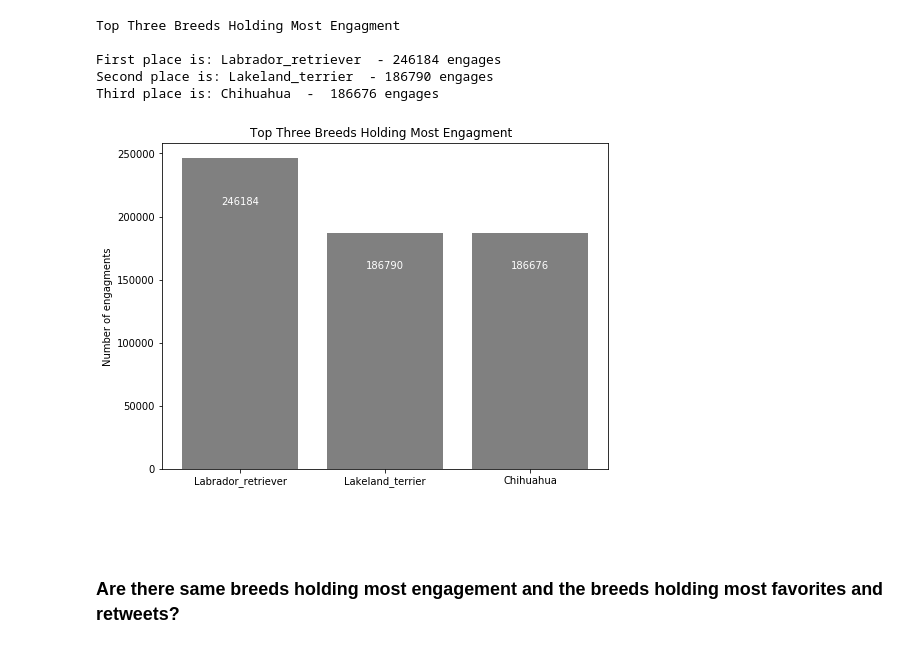
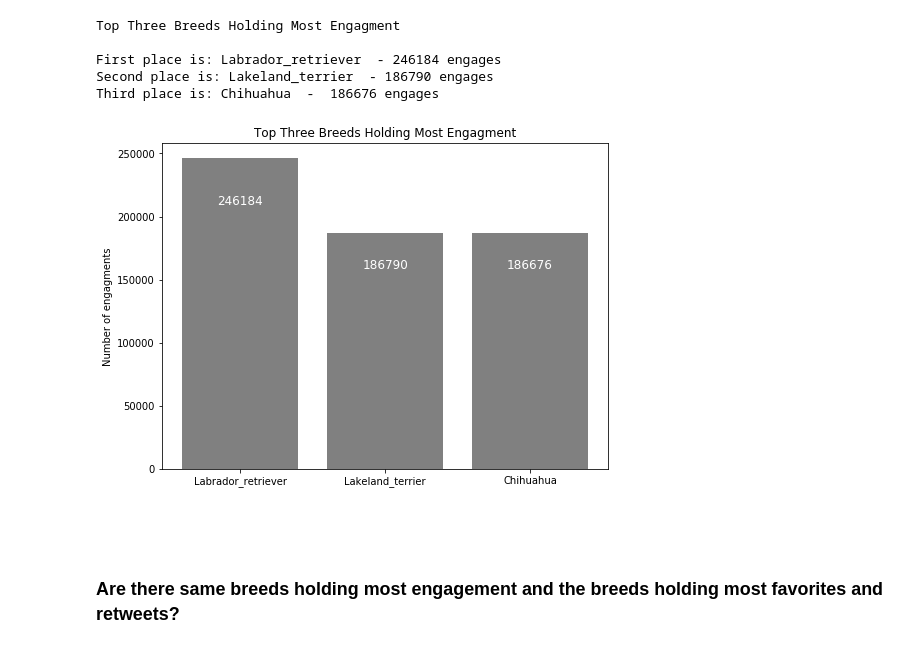
Before and after one commit to Alex-Romanenko/WeRateDogs_2.0, a Jupyter notebook: wrangle_act.ipynb, the cells around one changed output. Cells and saved outputs as stored; diff of their text form; code cells hidden in the pictures.

```diff
--- a/wrangle_act.ipynb
+++ b/wrangle_act.ipynb
@@ -1211,9 +1213,10 @@ def barlabel(top_breeds):
     for breed in top_breeds:
         height = breed.get_height()
         ax.text(breed.get_x()+ breed.get_width()/2., \
-                0.85*height, '%d' % int(height),\
-               ha = 'center', color = 'white')
+                0.85*height, int(height),\
+               ha = 'center', color = 'white', fontsize = 12)
 barlabel(top_breeds)
+plt.savefig('breed_most_retweets.png')
 # %% [output]
 [figure]
 # %% [markdown]
@@ -1256,7 +1259,8 @@ def barlabel(top_breeds):
     for breed in top_breeds:
         height = breed.get_height()
         ax.text(breed.get_x()+ breed.get_width()/2., \
-                0.85*height, '%d' % int(height),\
-               ha = 'center', color = 'white')
+                0.85*height, int(height),\
+               ha = 'center', color = 'white', fontsize = 12)
 barlabel(top_breeds)
+plt.savefig('breed_most_favorites.png')
 # %% [output]
@@ -1319,19 +1323,20 @@ Third place is: Chihuahua  -  186676 engages
 # %%
 fig = plt.figure(figsize = (8,6))
 ax = fig.add_subplot(111)
 top_breeds = ax.bar(top_eng.breed, top_eng.engage, color = 'grey')
 ax.set_title('Top Three Breeds Holding Most Engagment');
 ax.set_ylabel('Number of engagments')
 def barlabel(top_breeds):
     #stick label to each bar
     for breed in top_breeds:
         height = breed.get_height()
         ax.text(breed.get_x()+ breed.get_width()/2., \
-                0.85*height, '%d' % int(height),\
-               ha = 'center', color = 'white')
+                0.85*height, int(height),\
+               ha = 'center', color = 'white', fontsize = 12)
 barlabel(top_breeds)
+plt.savefig('breed_most_emgage.png')
 # %% [output]
-[figure, old version]
+[figure, new version]
 # %% [markdown]
 <br><br>
 
```
Also changed, not shown: parts of 43 cells of this notebook, 3 other files.
